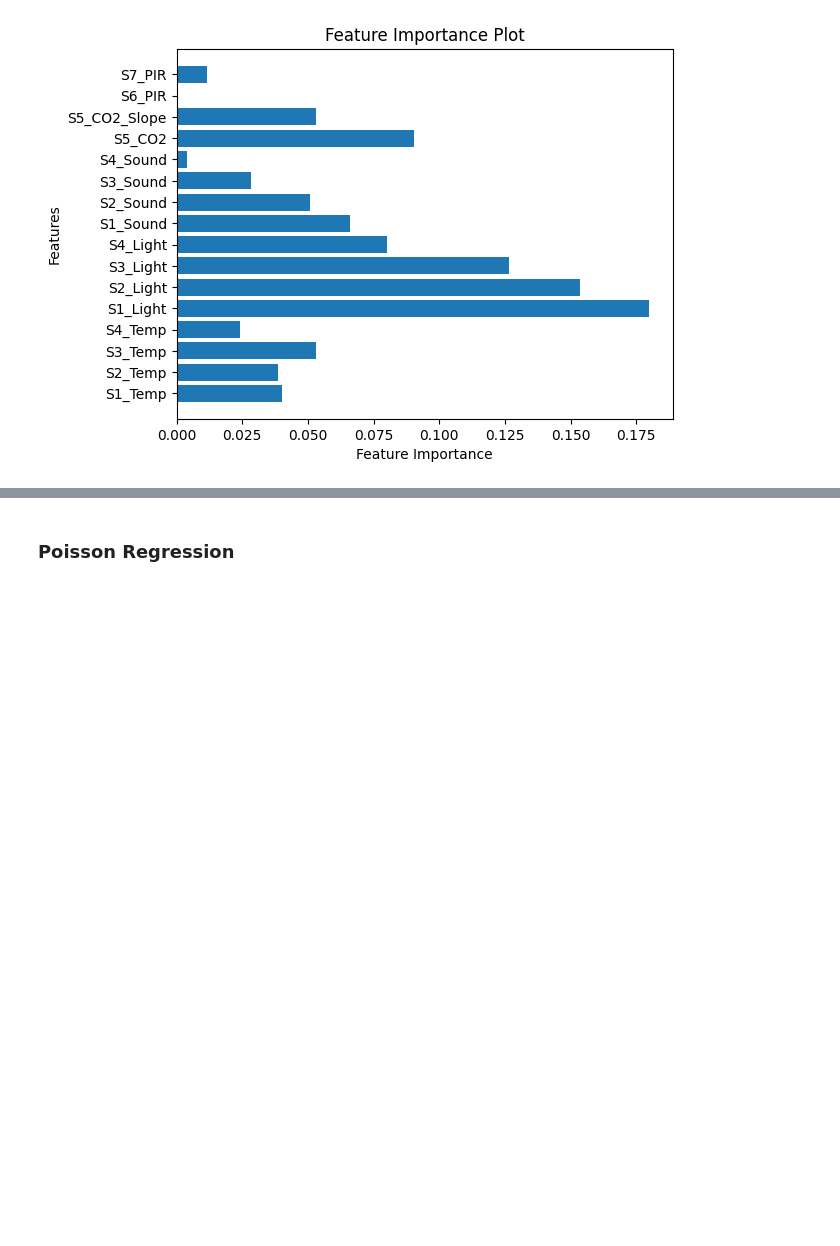
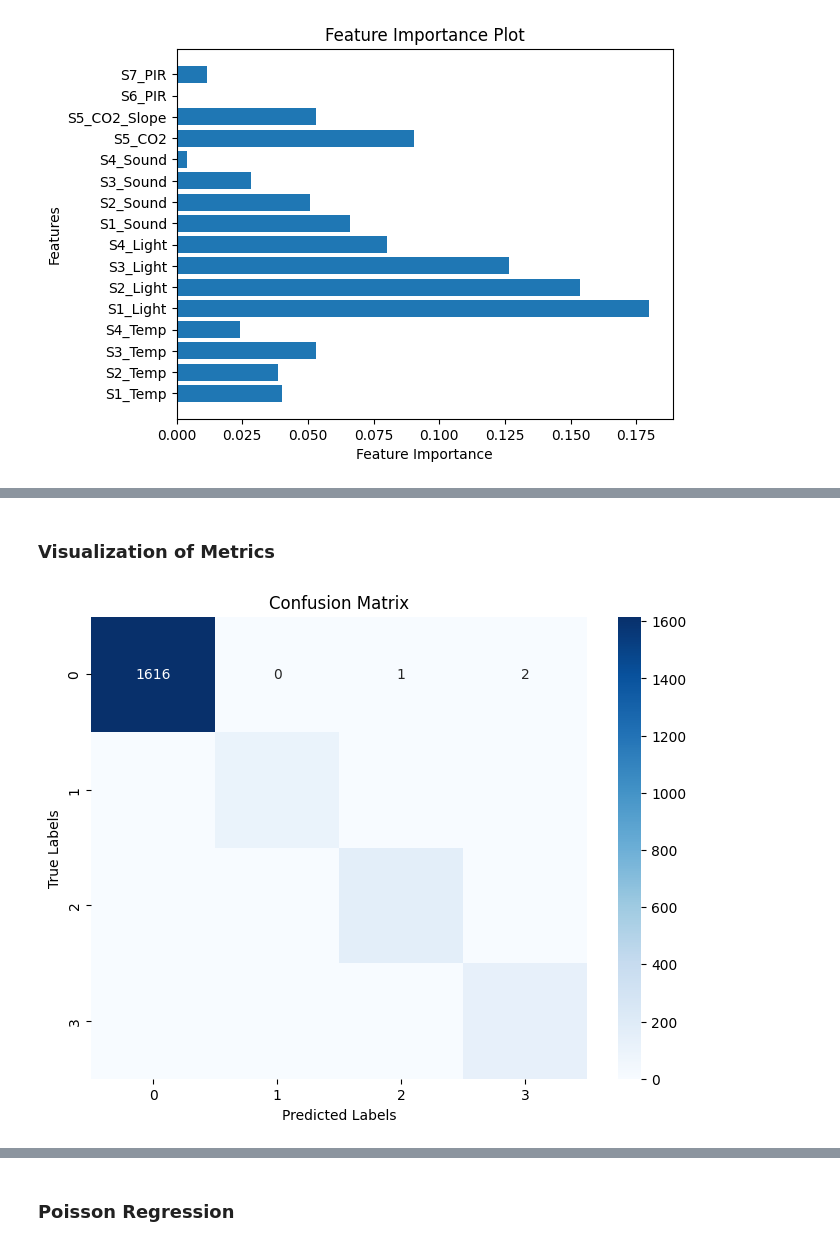
Before and after one commit to YinpuLi/room-occupancy-prediction, a Jupyter notebook: notebook/pred.ipynb, the cells around one changed output, grey strips where cells are left out. Cells and saved outputs as stored; diff of their text form; code cells hidden in the pictures; blank space fills up the shorter version.

```diff
--- a/notebook/pred.ipynb
+++ b/notebook/pred.ipynb
@@ -417,0 +511,23 @@ weighted avg       1.00      1.00      1.00      2026
+# %%
+# Instantiate SMOTE
+smote = SMOTE(random_state=42)
+
+# Apply SMOTE to the training data
+X_train_resampled, y_train_resampled = smote.fit_resample(X_train_scaled, y_train)
+
+# Model Selection and Training with resampled data using SVM
+clf = SVC(random_state=42)
+clf.fit(X_train_resampled, y_train_resampled)
+
+# Model Evaluation
+y_pred = clf.predict(X_test_scaled)
+
+accuracy = accuracy_score(y_test, y_pred)
+conf_matrix = confusion_matrix(y_test, y_pred)
+class_report = classification_report(y_test, y_pred)
+
+print(f'Accuracy: {accuracy}')
+print(f'Confusion Matrix:\n{conf_matrix}')
+print(f'Classification Report:\n{class_report}')
+
+# SVM doesn't provide built-in feature importance, so you may not have a feature importance plot
@@ -417,0 +552,15 @@ weighted avg       1.00      1.00      1.00      2026
+# %% [markdown]
+### Visualization of Metrics
+# %%
+import seaborn as sns
+import matplotlib.pyplot as plt
+
+# Assuming conf_matrix is the confusion matrix for your multi-class model
+plt.figure(figsize=(8, 6))
+sns.heatmap(conf_matrix, annot=True, fmt='d', cmap='Blues')
+plt.xlabel('Predicted Labels')
+plt.ylabel('True Labels')
+plt.title('Confusion Matrix')
+plt.show()
+# %% [output]
+[figure, added]
```
Also changed, not shown: parts of 12 cells of this notebook.
